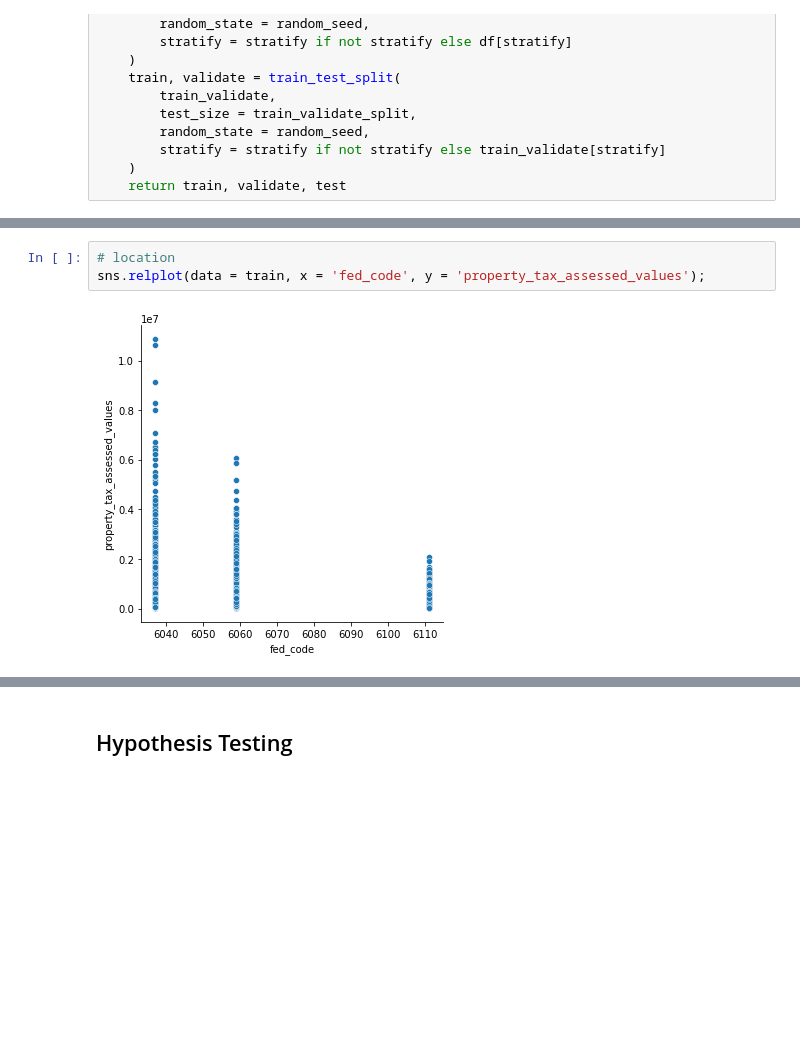
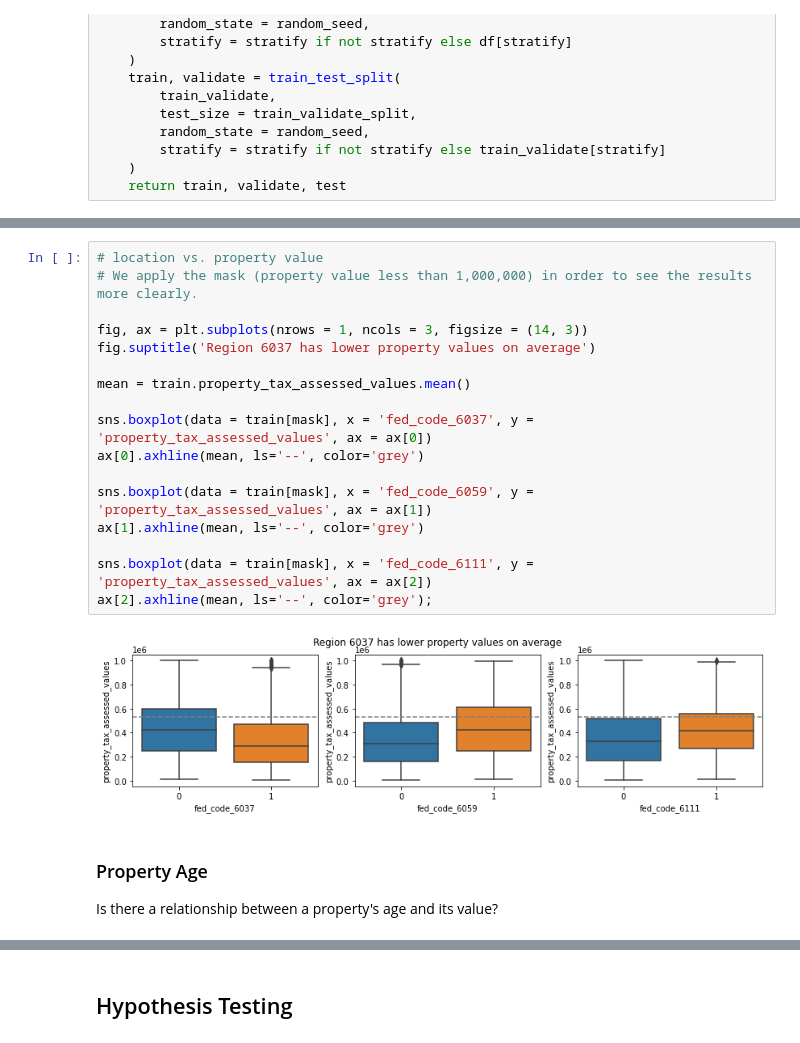
Before and after one commit to alegarcia-dev/zillow-regression-project, a Jupyter notebook: notebooks/explore.ipynb, the cells around one changed output, grey strips where cells are left out. Saved outputs shown, nothing was run; the diff lists cells and outputs as text; blank space fills up the shorter version.

```diff
--- a/notebooks/explore.ipynb
+++ b/notebooks/explore.ipynb
@@ -248,6 +346,24 @@ sns.relplot(data = train, x = 'square_feet', y = 'property_tax_assessed_values')
 # %%
-# location
-sns.relplot(data = train, x = 'fed_code', y = 'property_tax_assessed_values');
+# location vs. property value
+# We apply the mask (property value less than 1,000,000) in order to see the results more clearly.
+
+fig, ax = plt.subplots(nrows = 1, ncols = 3, figsize = (14, 3))
+fig.suptitle('Region 6037 has lower property values on average')
+
+mean = train.property_tax_assessed_values.mean()
+
+sns.boxplot(data = train[mask], x = 'fed_code_6037', y = 'property_tax_assessed_values', ax = ax[0])
+ax[0].axhline(mean, ls='--', color='grey')
+
+sns.boxplot(data = train[mask], x = 'fed_code_6059', y = 'property_tax_assessed_values', ax = ax[1])
+ax[1].axhline(mean, ls='--', color='grey')
+
+sns.boxplot(data = train[mask], x = 'fed_code_6111', y = 'property_tax_assessed_values', ax = ax[2])
+ax[2].axhline(mean, ls='--', color='grey');
 # %% [output]
-[figure, old version]
+[figure, new version]
+# %% [markdown]
+### Property Age
+
+Is there a relationship between a property's age and its value?
 # %%
```
Also changed, not shown: parts of 65 cells of this notebook, 2 other files.
